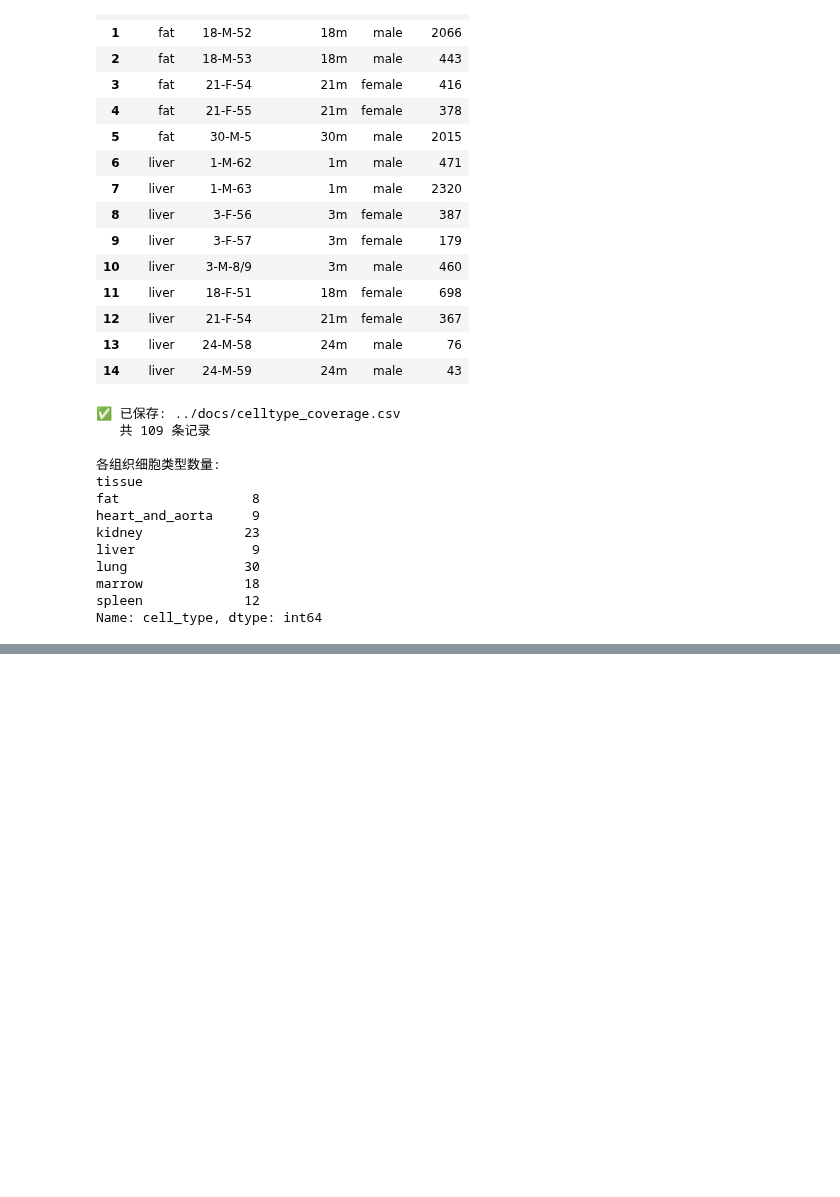
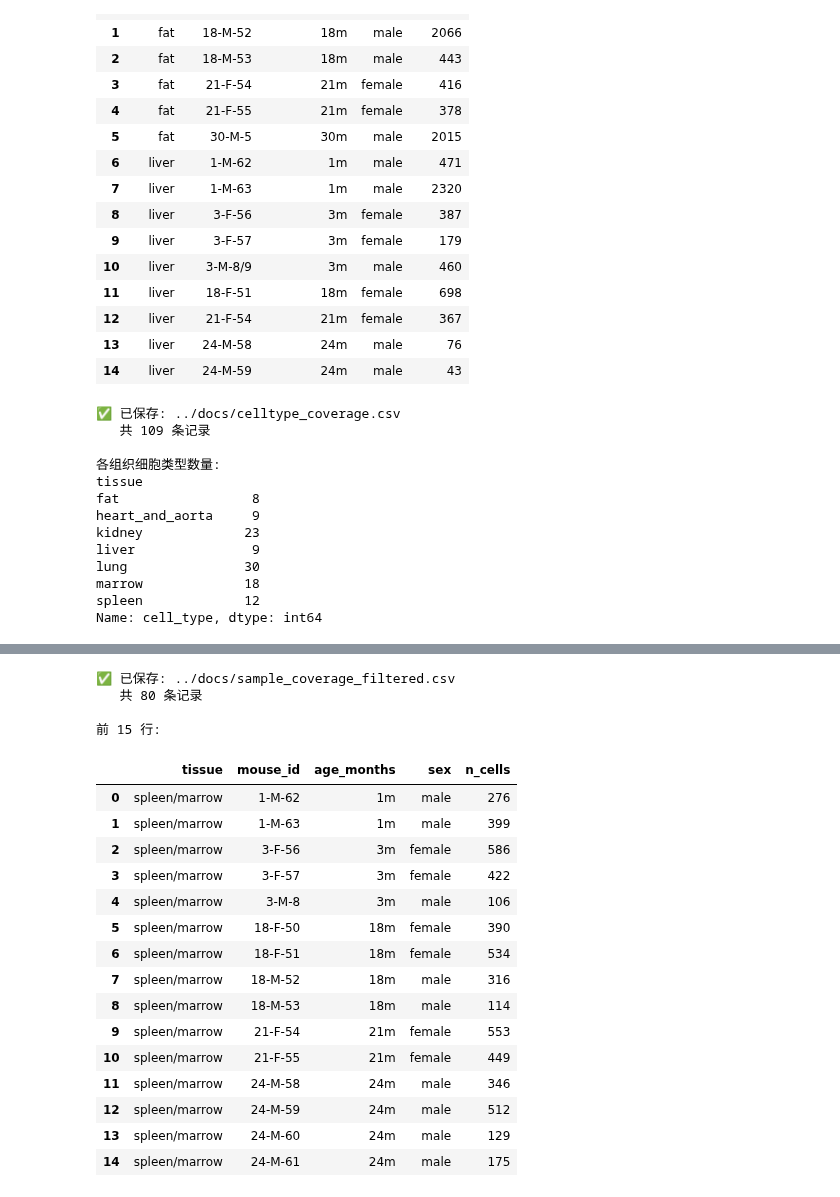
Before and after one commit to baoluwei7-lang/-, a Jupyter notebook: notebooks/Untitled-1.ipynb, the cells around one changed output, grey strips where cells are left out. Cells and saved outputs as stored; diff of their text form; code cells hidden in the pictures; blank space fills up the shorter version.

```diff
--- a/notebooks/Untitled-1.ipynb
+++ b/notebooks/Untitled-1.ipynb
@@ -708,0 +980,16 @@ Name: cell_type, dtype: int64
+# %%
+# ============================================================
+# Cell: 加载筛选后的整合文件，构建 datasets_raw
+# ============================================================
+adata_final = sp.read_h5ad("../data_interim/TMS_endo_macro_fibro.h5ad")
+print(f"已加载: {adata_final.n_obs:,} cells × {adata_final.n_vars:,} genes")
+print(f"组织: {adata_final.obs['tissue'].unique().tolist()}")
+
+# 按 tissue 拆分，构建与原代码相同格式的 datasets_raw
+datasets_raw = [
+    (adata_final[adata_final.obs["tissue"] == t].copy(), t)
+    for t in adata_final.obs["tissue"].unique()
+]
+
+for adata, name in datasets_raw:
+    print(f"  {name}: {adata.n_obs:,} cells")
@@ -708,0 +1208,42 @@ Name: cell_type, dtype: int64
+# %%
+# ============================================================
+# Cell: 生成 sample_coverage_filtered.csv
+# ============================================================
+coverage_records = []
+
+for adata, name in datasets_raw:
+    obs = adata.obs
+    grouped = obs.groupby(["mouse.id", "age", "sex"]).size().reset_index(name="n_cells")
+    grouped["tissue"] = name
+    coverage_records.append(grouped)
+
+df_coverage = pd.concat(coverage_records, ignore_index=True)
+df_coverage = df_coverage[["tissue", "mouse.id", "age", "sex", "n_cells"]]
+df_coverage.columns = ["tissue", "mouse_id", "age_months", "sex", "n_cells"]
+
+df_coverage.to_csv("../docs/sample_coverage_filtered.csv", index=False)
+print(f"✅ 已保存: ../docs/sample_coverage_filtered.csv")
+print(f"   共 {len(df_coverage)} 条记录")
+print(f"\n前 15 行:")
+df_coverage.head(15)
+# %% [output]
+✅ 已保存: ../docs/sample_coverage_filtered.csv
+   共 80 条记录
+
+前 15 行:
+|  | tissue | mouse_id | age_months | sex | n_cells |
+| 0 | spleen/marrow | 1-M-62 | 1m | male | 276 |
+| 1 | spleen/marrow | 1-M-63 | 1m | male | 399 |
+| 2 | spleen/marrow | 3-F-56 | 3m | female | 586 |
+| 3 | spleen/marrow | 3-F-57 | 3m | female | 422 |
+| 4 | spleen/marrow | 3-M-8 | 3m | male | 106 |
+| 5 | spleen/marrow | 18-F-50 | 18m | female | 390 |
+| 6 | spleen/marrow | 18-F-51 | 18m | female | 534 |
+| 7 | spleen/marrow | 18-M-52 | 18m | male | 316 |
+| 8 | spleen/marrow | 18-M-53 | 18m | male | 114 |
+| 9 | spleen/marrow | 21-F-54 | 21m | female | 553 |
+| 10 | spleen/marrow | 21-F-55 | 21m | female | 449 |
+| 11 | spleen/marrow | 24-M-58 | 24m | male | 346 |
+| 12 | spleen/marrow | 24-M-59 | 24m | male | 512 |
+| 13 | spleen/marrow | 24-M-60 | 24m | male | 129 |
+| 14 | spleen/marrow | 24-M-61 | 24m | male | 175 |
```
Also changed, not shown: parts of 15 cells of this notebook.
